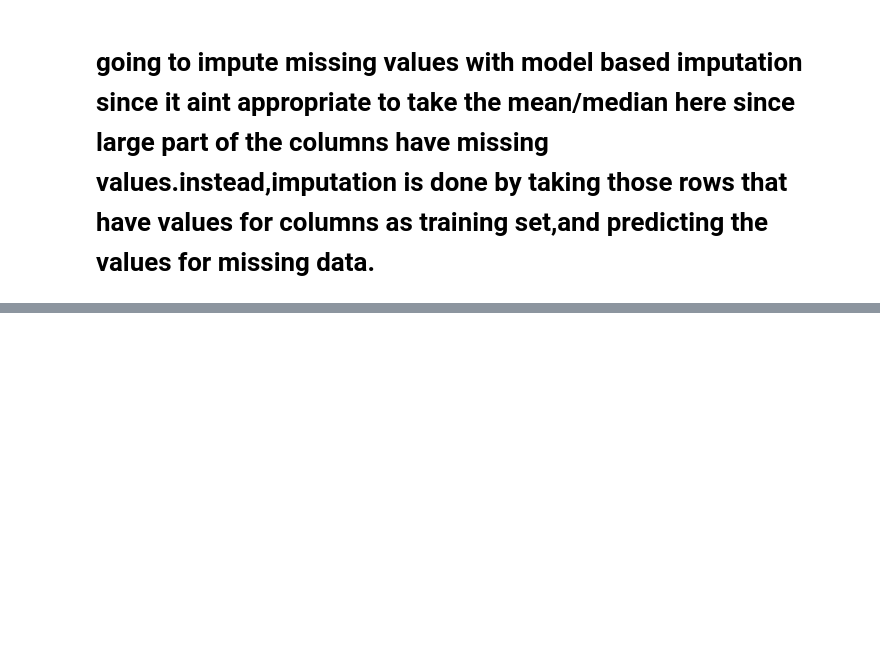
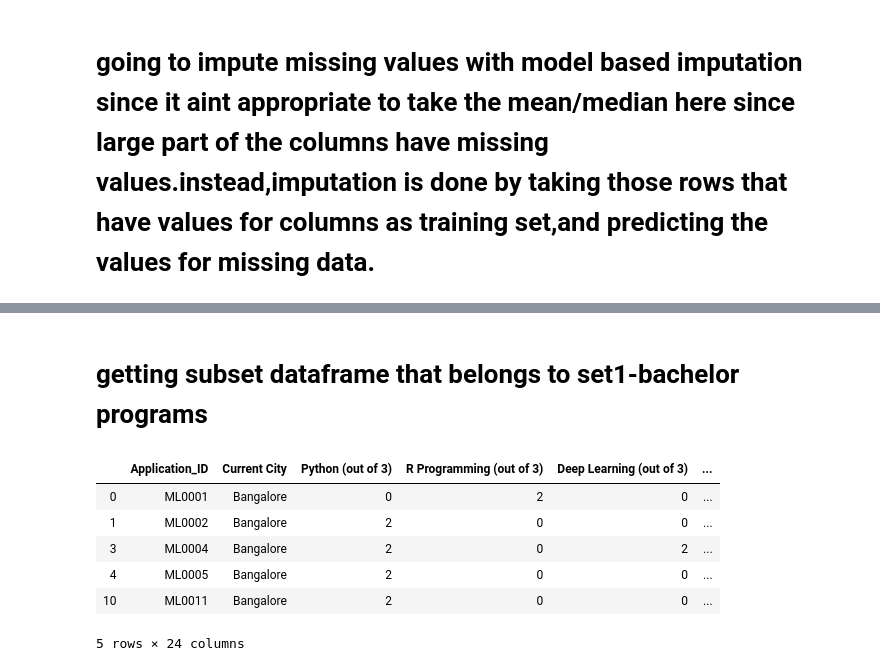
Before and after one commit to kjothisadhanand/foster-app, a Jupyter notebook: sample-data/Sadhanand/machine_learning_model_candidate_selection.ipynb, the cells around one changed output, grey strips where cells are left out. Drawn from its saved outputs; the diff is of its cells as text; code cells hidden in the pictures; blank space fills up the shorter version.

```diff
--- a/sample-data/Sadhanand/machine_learning_model_candidate_selection.ipynb
+++ b/sample-data/Sadhanand/machine_learning_model_candidate_selection.ipynb
@@ -83,0 +201,3 @@ ImportError: cannot import name 'KNNImputer' from 'sklearn.impute' (C:\ProgramDa
+# %%
+list_code=list(dataset["Degree_code"].values)
+#print(len(list_code))
@@ -83,0 +206,3 @@ ImportError: cannot import name 'KNNImputer' from 'sklearn.impute' (C:\ProgramDa
+# %%
+list_index=list(range(len(dataset["Degree_code"].values)))
+#print(len(list_index))
@@ -83,0 +211,6 @@ ImportError: cannot import name 'KNNImputer' from 'sklearn.impute' (C:\ProgramDa
+# %%
+for (code,index) in zip(list_code,list_index):
+    #print(code,index)
+    if(code in set1_codes ):
+        list_flags[index]=True
+print("no of rows belonging to set1 is :",sum(list_flags))
@@ -83,0 +229,3 @@ ImportError: cannot import name 'KNNImputer' from 'sklearn.impute' (C:\ProgramDa
+# %%
+series_flags=pd.Series(list_flags, name='flags')
+series_flags
@@ -83,0 +245,12 @@ ImportError: cannot import name 'KNNImputer' from 'sklearn.impute' (C:\ProgramDa
+# %% [markdown]
+# getting subset dataframe that belongs to set1-bachelor programs
+# %%
+dataset.loc[series_flags].head(5)
+# %% [output]
+|  | Application_ID | Current City | Python (out of 3) | R Programming (out of 3) | Deep Learning (out of 3) | ... |
+| 0 | ML0001 | Bangalore | 0 | 2 | 0 | ... |
+| 1 | ML0002 | Bangalore | 2 | 0 | 0 | ... |
+| 3 | ML0004 | Bangalore | 2 | 0 | 2 | ... |
+| 4 | ML0005 | Bangalore | 2 | 0 | 0 | ... |
+| 10 | ML0011 | Bangalore | 2 | 0 | 0 | ... |
+5 rows × 24 columns
```
Also changed, not shown: parts of 112 cells of this notebook.
